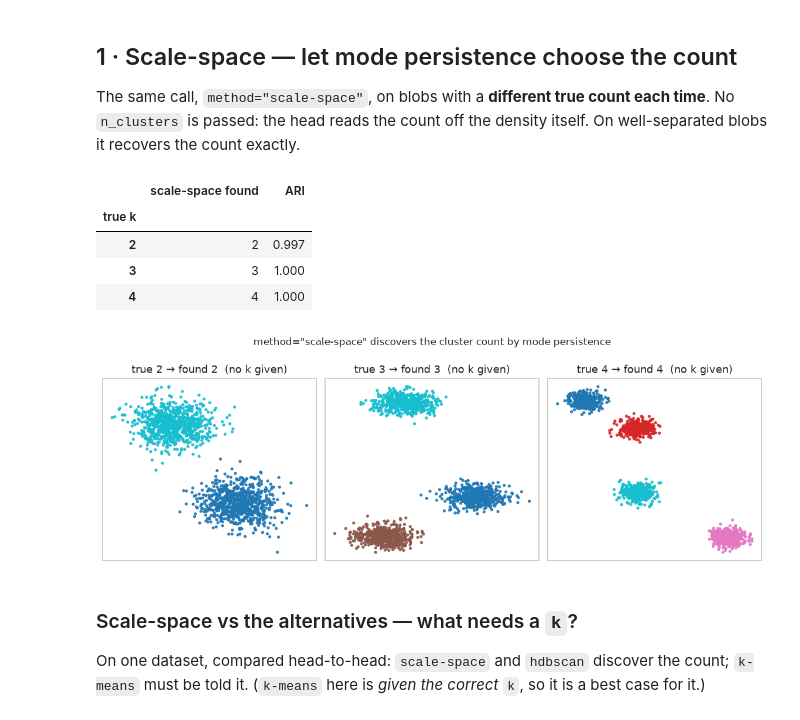
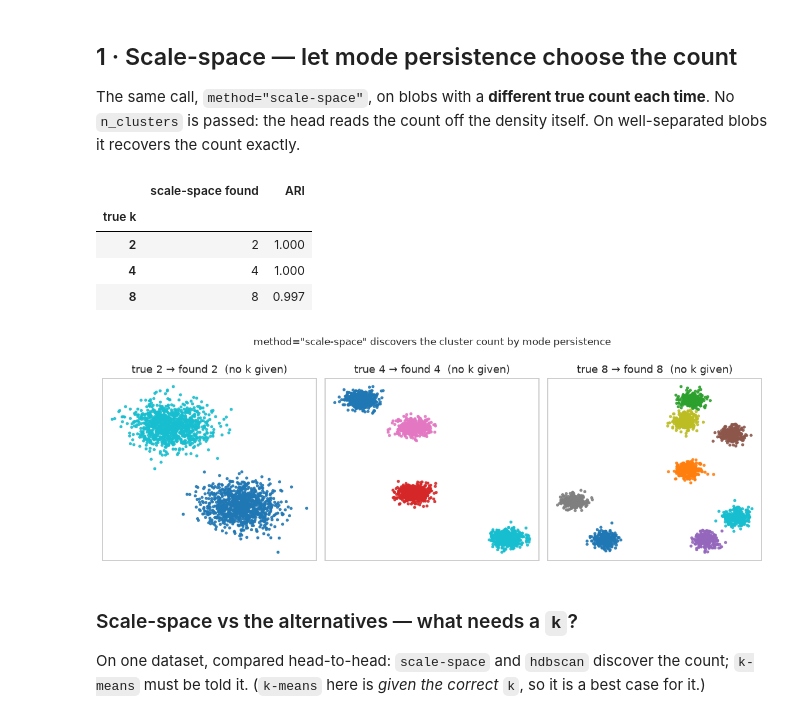
Before and after one commit to ilgrad/betula-cluster, a Jupyter notebook: examples/15_geometry_aware_clustering.ipynb, the cells around one changed output. Cells and saved outputs as stored; diff of their text form; code cells hidden in the pictures.

```diff
--- a/examples/15_geometry_aware_clustering.ipynb
+++ b/examples/15_geometry_aware_clustering.ipynb
@@ -34,25 +34,25 @@ recovers the count exactly.
 # %%
 fig, axes = plt.subplots(1, 3, figsize=(10.5, 3.6))
 rows = []
-for ax, k in zip(axes, (2, 3, 4)):
-    X, y = make_blobs(n_samples=1600, centers=k, cluster_std=0.65, random_state=10 + k)
-    labels = betula_cluster.fit_predict(X, method="scale-space", threshold=0.08, max_leaves=450, seed=0)
+for ax, k in zip(axes, (2, 4, 8)):
+    X, y = make_blobs(n_samples=2000, centers=k, cluster_std=0.6, random_state=10 + k)
+    labels = betula_cluster.fit_predict(X, method="scale-space", threshold=0.08, max_leaves=500, seed=0)
     found = len(set(labels))
     ax.scatter(X[:, 0], X[:, 1], c=labels, cmap="tab10", s=6, alpha=0.85)
     ax.set(title=f"true {k} → found {found}  (no k given)", xticks=[], yticks=[])
     rows.append({"true k": k, "scale-space found": found, "ARI": round(ari(y, labels), 3)})
 fig.suptitle('method="scale-space" discovers the cluster count by mode persistence', y=1.0)
 fig.tight_layout()
 
 # The results as a table.
 pd.DataFrame(rows).set_index("true k")
 # %% [output]
 |  | scale-space found | ARI |
 | true k |  |  |
-| 2 | 2 | 0.997 |
-| 3 | 3 | 1.000 |
+| 2 | 2 | 1.000 |
 | 4 | 4 | 1.000 |
+| 8 | 8 | 0.997 |
-[figure, old version]
+[figure, new version]
 # %% [markdown]
 ### Scale-space vs the alternatives — what needs a `k`?
 
```
Also changed, not shown: parts of 1 cell of this notebook, 4 other files.
